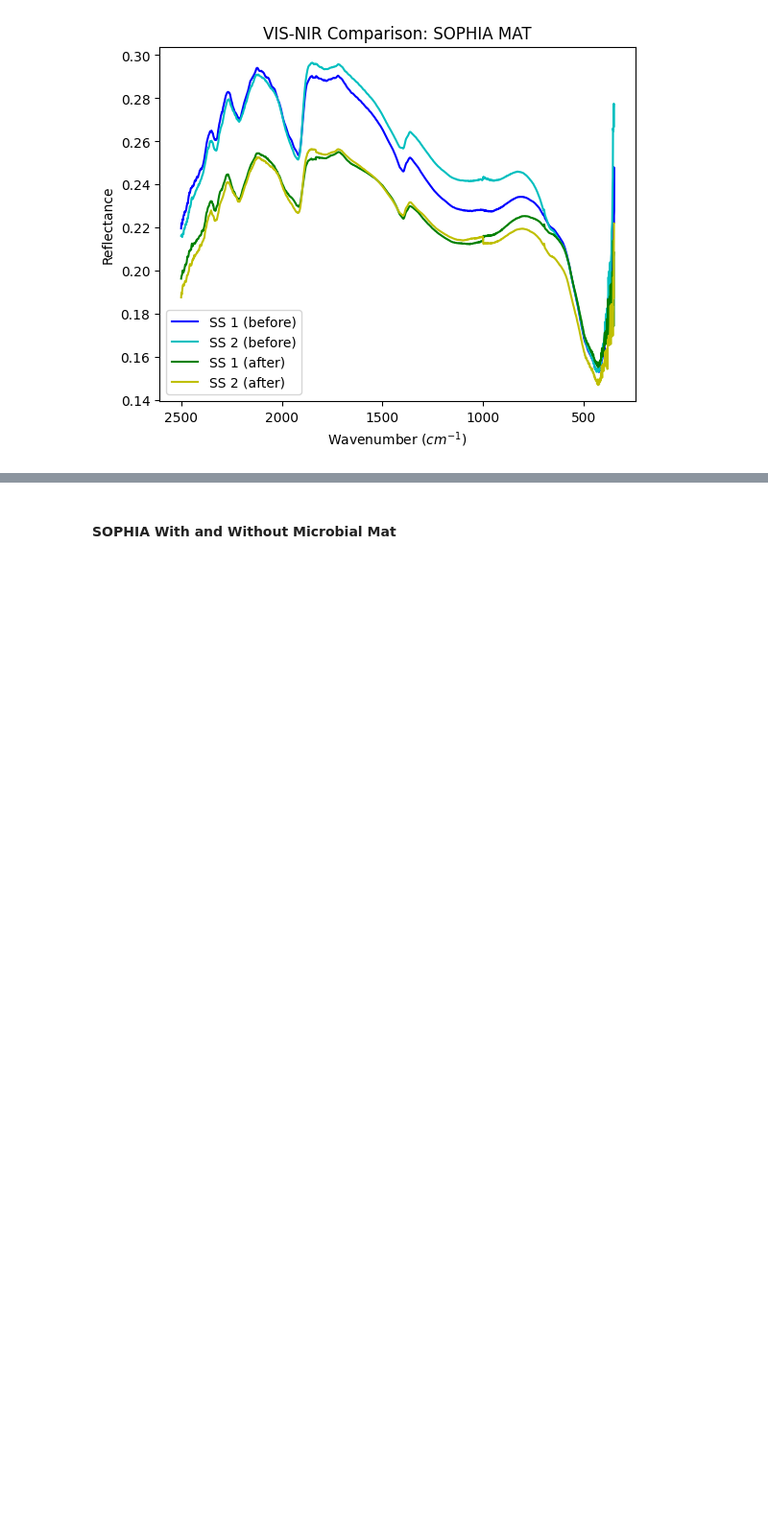
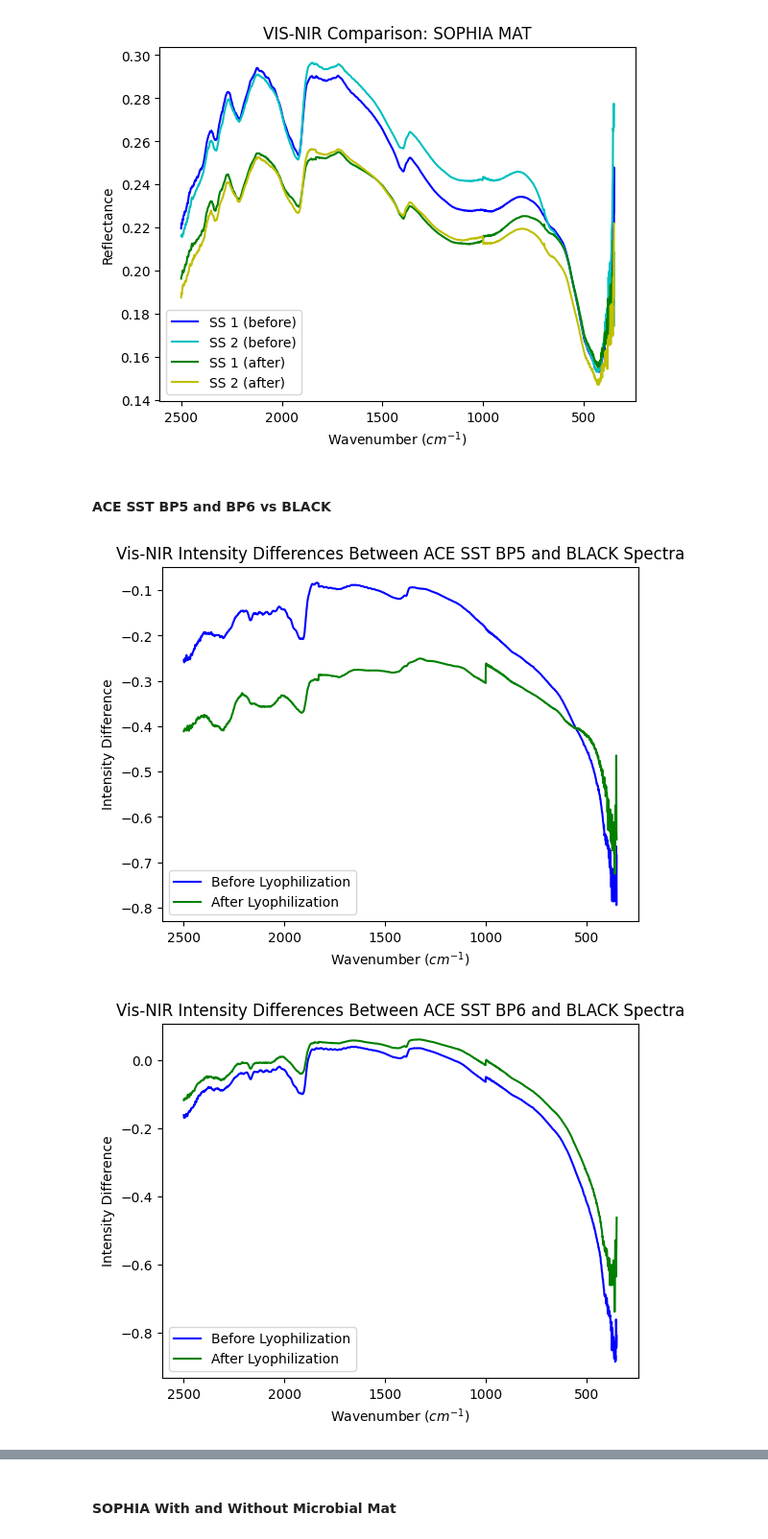
Before and after one commit to charlie-minns/mars-analogs-spectral-analysis, a Jupyter notebook: Spectral Analysis.ipynb, the cells around one changed output, grey strips where cells are left out. Shown at 96% size. Cells and saved outputs as stored; diff of their text form; code cells hidden in the pictures; blank space fills up the shorter version.

Commit message:
ACE SST comparisons before and after lyophilization

```diff
--- a/Spectral Analysis.ipynb
+++ b/Spectral Analysis.ipynb
@@ -179,3 +179,12 @@ plot_before_after(BEFORE_VIS_NIR, AFTER_VIS_NIR, 'VIS-NIR Comparison')
 [figure]
 [figure]
 [figure]
+# %% [markdown]
+#### ACE SST BP5 and BP6 vs BLACK
+# %%
+plot_sample_comparison(BEFORE_VIS_NIR["ACE SST BP5"], BEFORE_VIS_NIR["ACE SST BLACK"], AFTER_VIS_NIR["ACE SST BP5"], AFTER_VIS_NIR["ACE SST BLACK"], 'Vis-NIR Intensity Differences Between ACE SST BP5 and BLACK Spectra')
+plot_sample_comparison(BEFORE_VIS_NIR["ACE SST BP6"], BEFORE_VIS_NIR["ACE SST BLACK"], AFTER_VIS_NIR["ACE SST BP6"], AFTER_VIS_NIR["ACE SST BLACK"], 'Vis-NIR Intensity Differences Between ACE SST BP6 and BLACK Spectra')
+plot_sample_comparison(BEFORE_VIS_NIR["ACE SST BP5"], BEFORE_VIS_NIR["ACE SST BP6"], AFTER_VIS_NIR["ACE SST BP5"], AFTER_VIS_NIR["ACE SST BP6"], 'Vis-NIR Intensity Differences Between ACE SST BP5 and BP6 Spectra')
+# %% [output]
+[figure, added]
+[figure, added]
```
Also changed, not shown: parts of 3 cells of this notebook, 6 other files.
